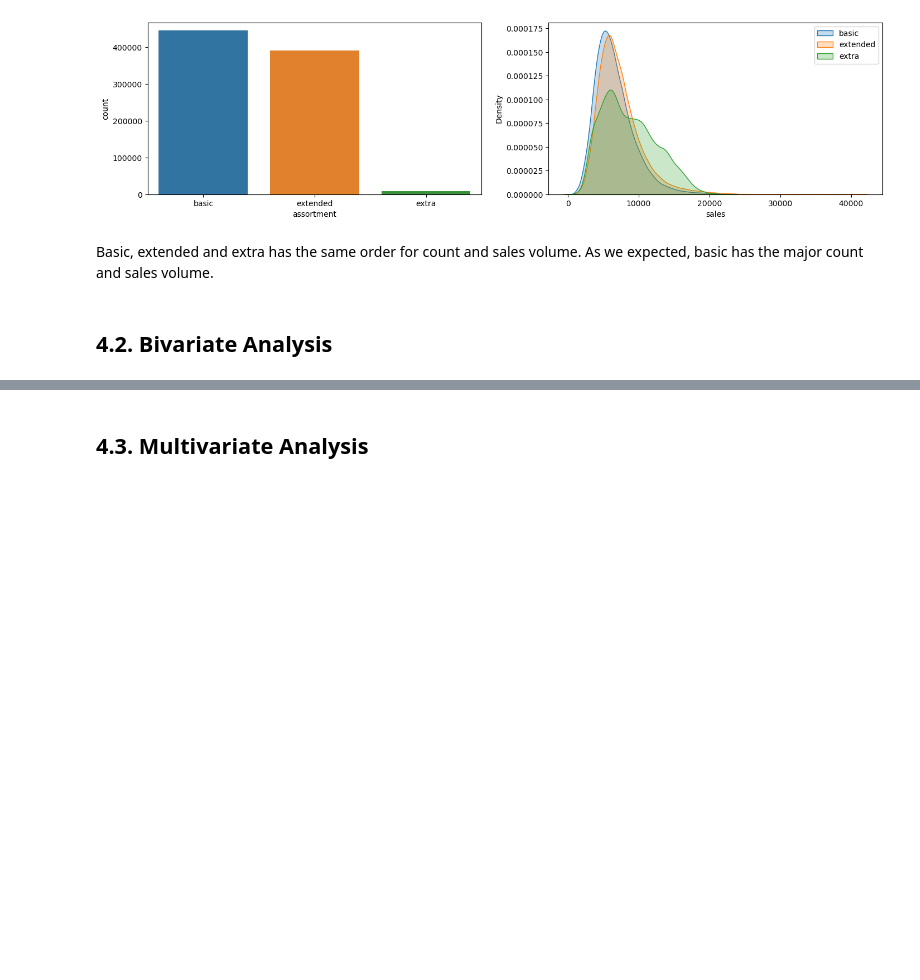
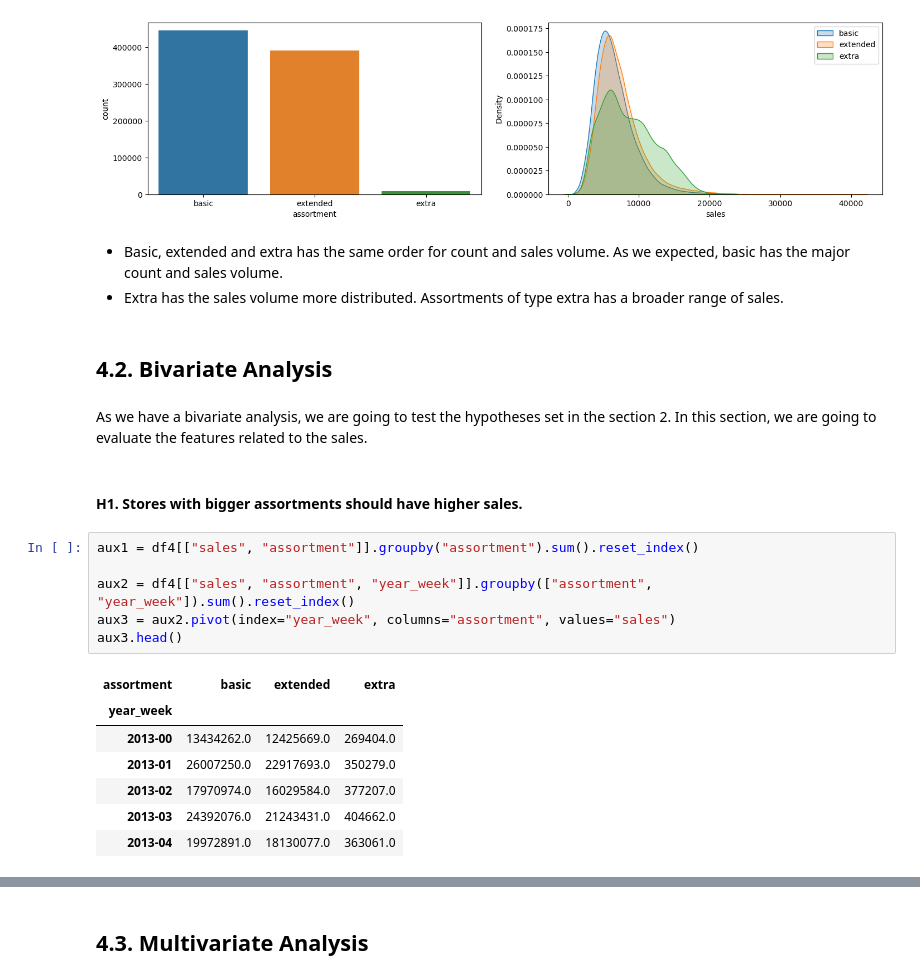
Before and after one commit to lucasquemelli/Rossman_Store_Sales, a Jupyter notebook: rossmann_store_sales.ipynb, the cells around one changed output, grey strips where cells are left out. Cells and saved outputs as stored; diff of their text form; blank space fills up the shorter version.

Commit message:
Bivariate analysis update

```diff
--- a/rossmann_store_sales.ipynb
+++ b/rossmann_store_sales.ipynb
@@ -978,6 +980,25 @@ plt.legend()
 <matplotlib.legend.Legend at 0x...>
 [figure]
 # %% [markdown]
-Basic, extended and extra has the same order for count and sales volume. As we expected, basic has the major count and sales volume.
+- Basic, extended and extra has the same order for count and sales volume. As we expected, basic has the major count and sales volume.
+- Extra has the sales volume more distributed. Assortments of type extra has a broader range of sales.
 # %% [markdown]
 ## 4.2. Bivariate Analysis
+# %% [markdown]
+As we have a bivariate analysis, we are going to test the hypotheses set in the section 2. In this section, we are going to evaluate the features related to the sales.
+# %% [markdown]
+#### **H1.** Stores with bigger assortments should have higher sales.
+# %%
+aux1 = df4[["sales", "assortment"]].groupby("assortment").sum().reset_index()
+
+aux2 = df4[["sales", "assortment", "year_week"]].groupby(["assortment", "year_week"]).sum().reset_index()
+aux3 = aux2.pivot(index="year_week", columns="assortment", values="sales")
+aux3.head()
+# %% [output]
+| assortment | basic | extended | extra |
+| year_week |  |  |  |
+| 2013-00 | 13434262.0 | 12425669.0 | 269404.0 |
+| 2013-01 | 26007250.0 | 22917693.0 | 350279.0 |
+| 2013-02 | 17970974.0 | 16029584.0 | 377207.0 |
+| 2013-03 | 24392076.0 | 21243431.0 | 404662.0 |
+| 2013-04 | 19972891.0 | 18130077.0 | 363061.0 |
```
Also changed, not shown: parts of 7 cells of this notebook.
